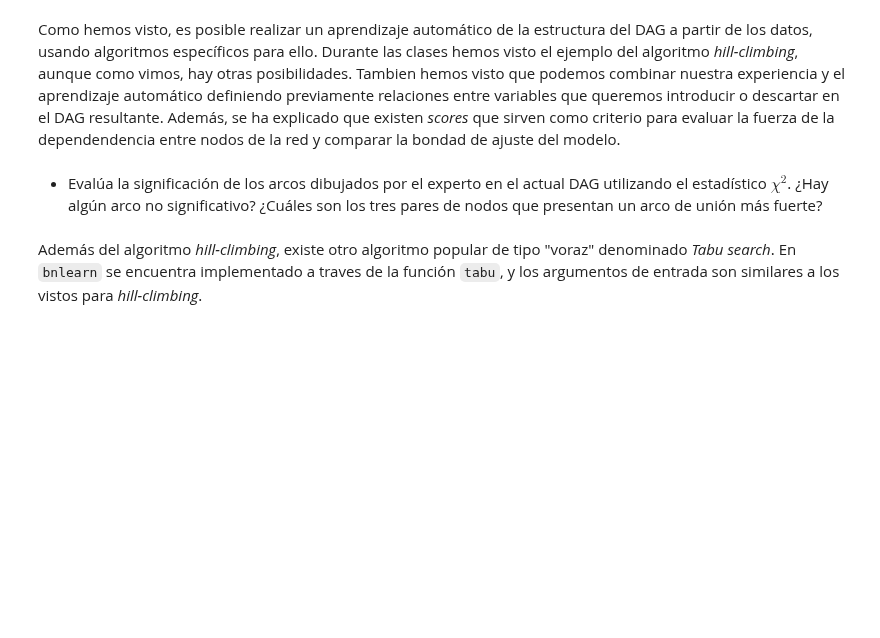
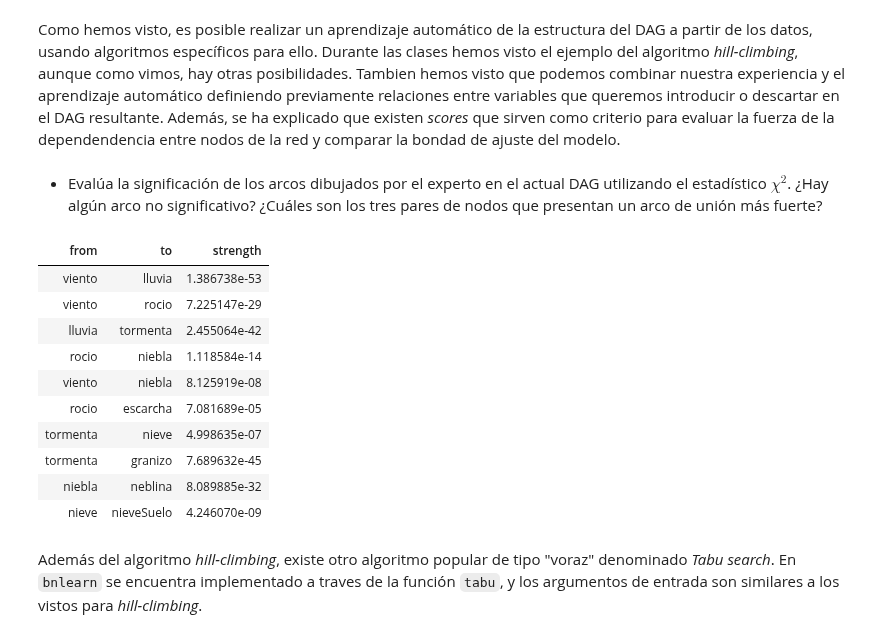
Before and after one commit to yerartdev/m1970-machine-learning-ii, a Jupyter notebook: deliverable/tarea-04/T02_RedesBayesianas.ipynb, the cells around one changed output. Drawn from its saved outputs; the diff is of its cells as text; code cells hidden in the pictures; blank space fills up the shorter version.

```diff
--- a/deliverable/tarea-04/T02_RedesBayesianas.ipynb
+++ b/deliverable/tarea-04/T02_RedesBayesianas.ipynb
@@ -696,6 +696,20 @@ Dado el ejercicio anterior, repetir ahora el ejercicio mediante inferencia aprox
 Como hemos visto, es posible realizar un aprendizaje automático de la estructura del DAG a partir de los datos, usando algoritmos específicos para ello. Durante las clases hemos visto el ejemplo del algoritmo _hill-climbing_, aunque como vimos, hay otras posibilidades. Tambien hemos visto que podemos combinar nuestra experiencia y el aprendizaje automático definiendo previamente relaciones entre variables que queremos introducir o descartar en el DAG resultante. Además, se ha explicado que existen _scores_ que sirven como criterio para evaluar la fuerza de la dependendencia entre nodos de la red y comparar la bondad de ajuste del modelo.
 # %% [markdown]
 * Evalúa la significación de los arcos dibujados por el experto en el actual DAG utilizando el estadístico $\chi^2$. ¿Hay algún arco no significativo? ¿Cuáles son los tres pares de nodos que presentan un arco de unión más fuerte?
+# %%
+arc.strength(dag, meteoro)
+# %% [output]
+| from | to | strength |
+| viento | lluvia | 1.386738e-53 |
+| viento | rocio | 7.225147e-29 |
+| lluvia | tormenta | 2.455064e-42 |
+| rocio | niebla | 1.118584e-14 |
+| viento | niebla | 8.125919e-08 |
+| rocio | escarcha | 7.081689e-05 |
+| tormenta | nieve | 4.998635e-07 |
+| tormenta | granizo | 7.689632e-45 |
+| niebla | neblina | 8.089885e-32 |
+| nieve | nieveSuelo | 4.246070e-09 |
 # %% [markdown]
 Además del algoritmo _hill-climbing_, existe otro algoritmo popular de tipo "voraz" denominado _Tabu search_. En `bnlearn` se encuentra implementado a traves de la función `tabu`, y los argumentos de entrada son similares a los vistos para _hill-climbing_.
 # %% [markdown]
```
